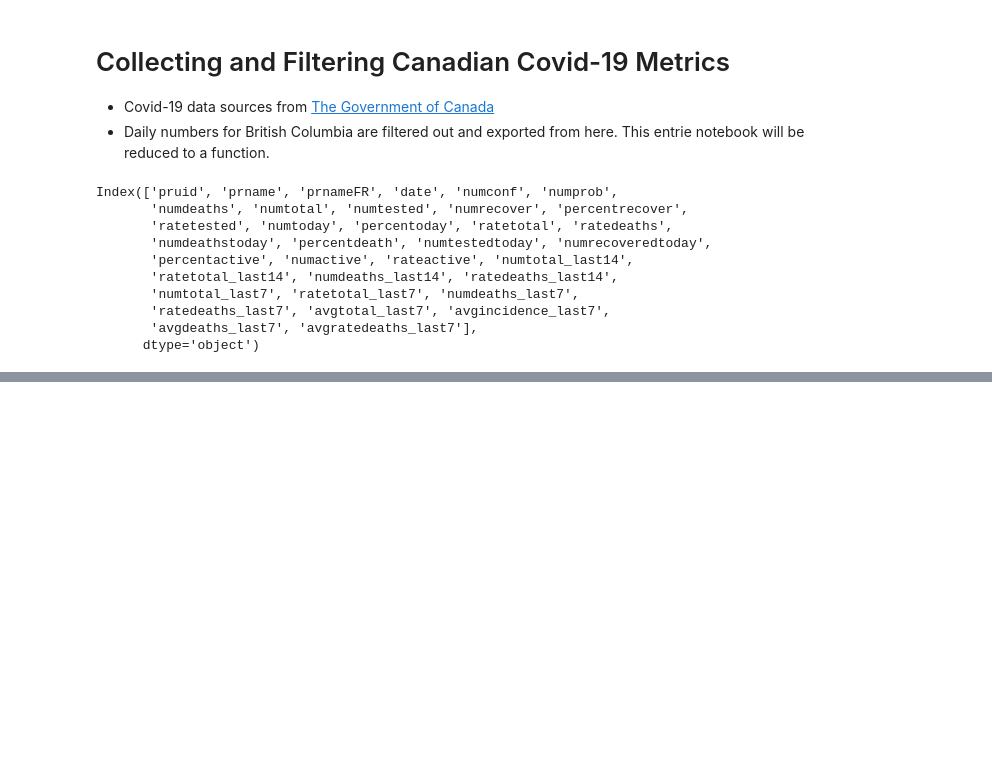
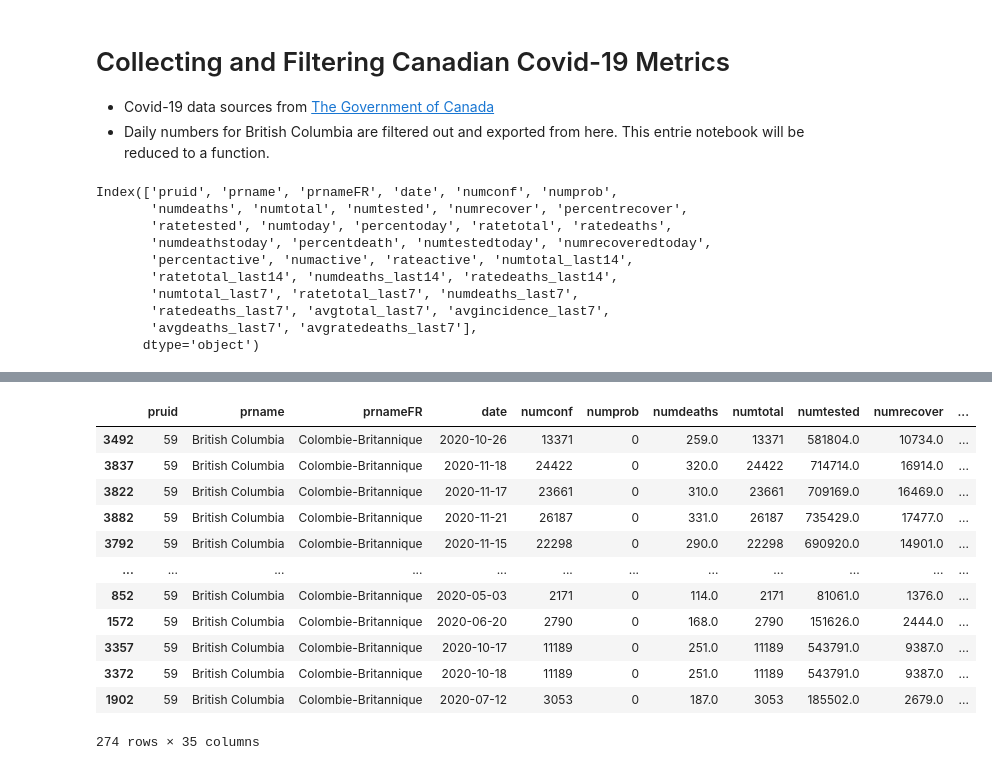
Before and after one commit to lclarko/data-science-final-project, a Jupyter notebook: notebooks/bc_covid_data.ipynb, the cells around one changed output, grey strips where cells are left out. Cells and saved outputs as stored; diff of their text form; code cells hidden in the pictures; blank space fills up the shorter version.

```diff
--- a/notebooks/bc_covid_data.ipynb
+++ b/notebooks/bc_covid_data.ipynb
@@ -64,0 +27,16 @@ df_bc[df_bc.numtoday == 0]
+# %%
+df_bc.sort_values(by='numtoday',ascending=False)
+# %% [output]
+|  | pruid | prname | prnameFR | date | numconf | numprob | numdeaths | numtotal | numtested | numrecover | ... |
+| 3492 | 59 | British Columbia | Colombie-Britannique | 2020-10-26 | 13371 | 0 | 259.0 | 13371 | 581804.0 | 10734.0 | ... |
+| 3837 | 59 | British Columbia | Colombie-Britannique | 2020-11-18 | 24422 | 0 | 320.0 | 24422 | 714714.0 | 16914.0 | ... |
+| 3822 | 59 | British Columbia | Colombie-Britannique | 2020-11-17 | 23661 | 0 | 310.0 | 23661 | 709169.0 | 16469.0 | ... |
+| 3882 | 59 | British Columbia | Colombie-Britannique | 2020-11-21 | 26187 | 0 | 331.0 | 26187 | 735429.0 | 17477.0 | ... |
+| 3792 | 59 | British Columbia | Colombie-Britannique | 2020-11-15 | 22298 | 0 | 290.0 | 22298 | 690920.0 | 14901.0 | ... |
+| ... | ... | ... | ... | ... | ... | ... | ... | ... | ... | ... | ... |
+| 852 | 59 | British Columbia | Colombie-Britannique | 2020-05-03 | 2171 | 0 | 114.0 | 2171 | 81061.0 | 1376.0 | ... |
+| 1572 | 59 | British Columbia | Colombie-Britannique | 2020-06-20 | 2790 | 0 | 168.0 | 2790 | 151626.0 | 2444.0 | ... |
+| 3357 | 59 | British Columbia | Colombie-Britannique | 2020-10-17 | 11189 | 0 | 251.0 | 11189 | 543791.0 | 9387.0 | ... |
+| 3372 | 59 | British Columbia | Colombie-Britannique | 2020-10-18 | 11189 | 0 | 251.0 | 11189 | 543791.0 | 9387.0 | ... |
+| 1902 | 59 | British Columbia | Colombie-Britannique | 2020-07-12 | 3053 | 0 | 187.0 | 3053 | 185502.0 | 2679.0 | ... |
+274 rows × 35 columns
```
Also changed, not shown: parts of 8 cells of this notebook, 3 other files.
